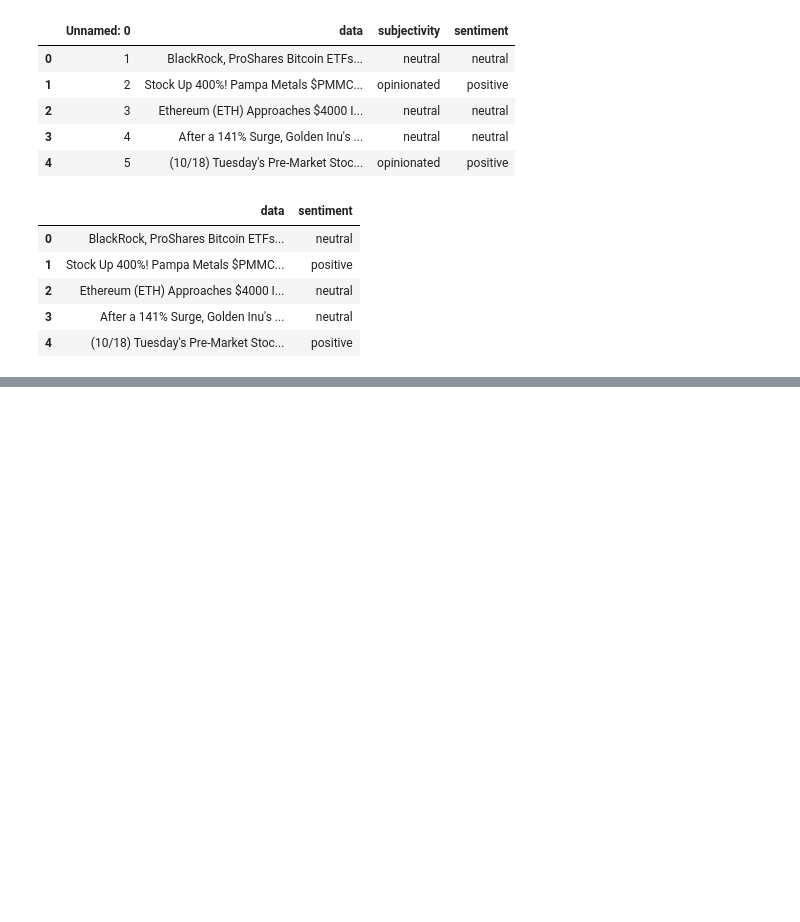
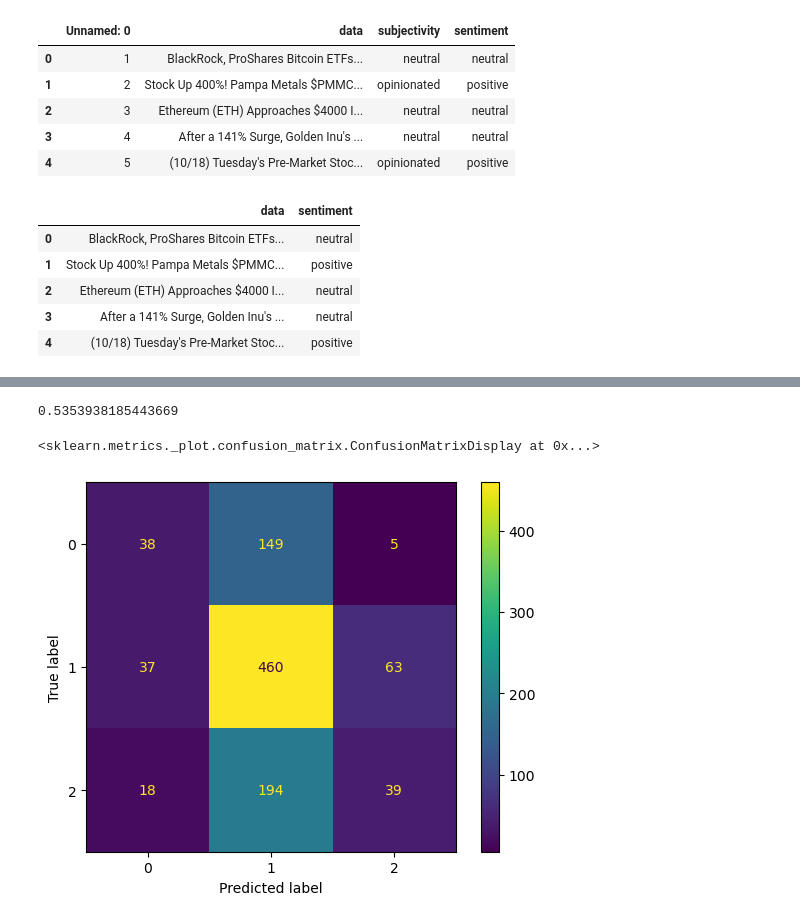
Before and after one commit to IngaleOmkar/Information-Retrieval, a Jupyter notebook: classification/classification.ipynb, the cells around one changed output, grey strips where cells are left out. Cells and saved outputs as stored; diff of their text form; code cells hidden in the pictures; blank space fills up the shorter version.

```diff
--- a/classification/classification.ipynb
+++ b/classification/classification.ipynb
@@ -142,7 +142,7 @@ pred_texts[:5]
 # to avoid SizeMismatch error later on, truncate all strings to length = 512
 pred_texts2 = [elem[:512] for elem in pred_texts]
 # %%
-ner_results = pipe('when satcent parity')
+ner_results = pipe('when satcent parity')[0]
 print(ner_results)
 # %% [output]
 [{'label': 'neutral', 'score': 0.9438214898109436}]
@@ -262,0 +321,19 @@ neu 0.883
+# %%
+finbert_eval_prob = []
+finbert_eval_cat = []
+
+for sentence in eval.data:
+    sentence = sentence[:512] # to avoid SizeMismatch error later on, truncate all strings to length = 512
+
+    ner_results = pipe(sentence)[0]
+
+    pred_cat = ner_results['label']
+    prob = ner_results['score']
+
+    finbert_eval_cat.append(pred_cat)
+    finbert_eval_prob.append(prob)
+
+eval["finbert_category"] = finbert_eval_cat
+eval["finbert_prob"] = finbert_eval_prob
+
+print(eval[:5])
@@ -262,0 +356,10 @@ neu 0.883
+# %%
+# calculate accuracy, f1 etc
+from sklearn.metrics import f1_score
+
+y_true = eval['sentiment'].map({'negative':0, 'neutral':1, 'positive':2}).tolist()
+y_pred = eval['finbert_category'].map({'negative':0, 'neutral':1, 'positive':2}).tolist()
+target_names = ['Negative', 'Neutral', 'Positive']
+
+print(y_true[:5])
+print(y_pred[:5])
@@ -262,0 +382,15 @@ neu 0.883
+# %%
+# 'micro': Calculate metrics globally by counting the total true positives, false negatives and false positives.
+f1_score(y_true, y_pred, average='micro')
+# %% [output]
+0.5353938185443669
+# %%
+from sklearn.metrics import confusion_matrix, ConfusionMatrixDisplay
+
+cm = confusion_matrix(y_true, y_pred)
+
+disp = ConfusionMatrixDisplay(confusion_matrix=cm)
+disp.plot()
+# %% [output]
+<sklearn.metrics._plot.confusion_matrix.ConfusionMatrixDisplay at 0x...>
+[figure, added]
```
Also changed, not shown: parts of 13 cells of this notebook, 1 other file.
